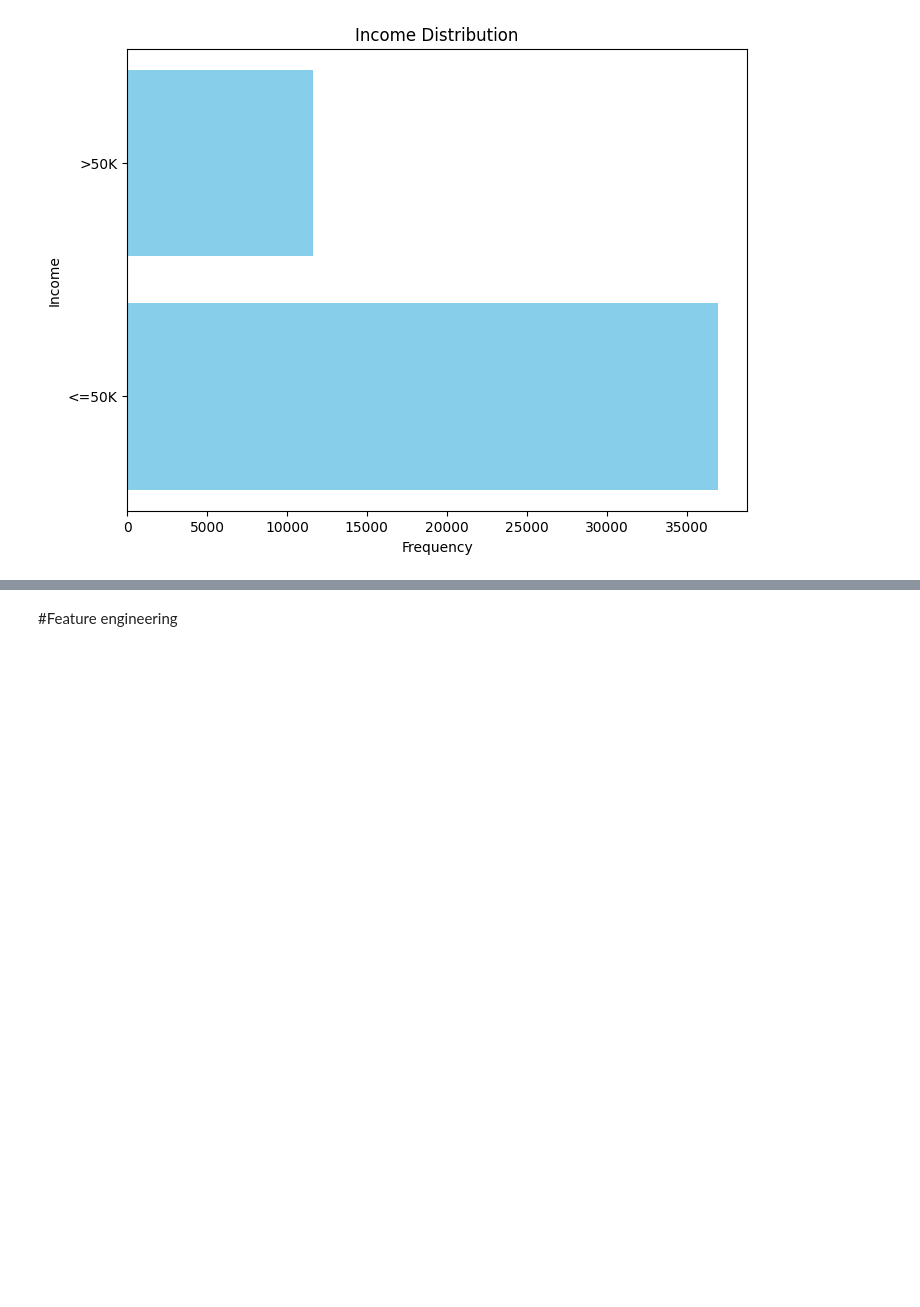
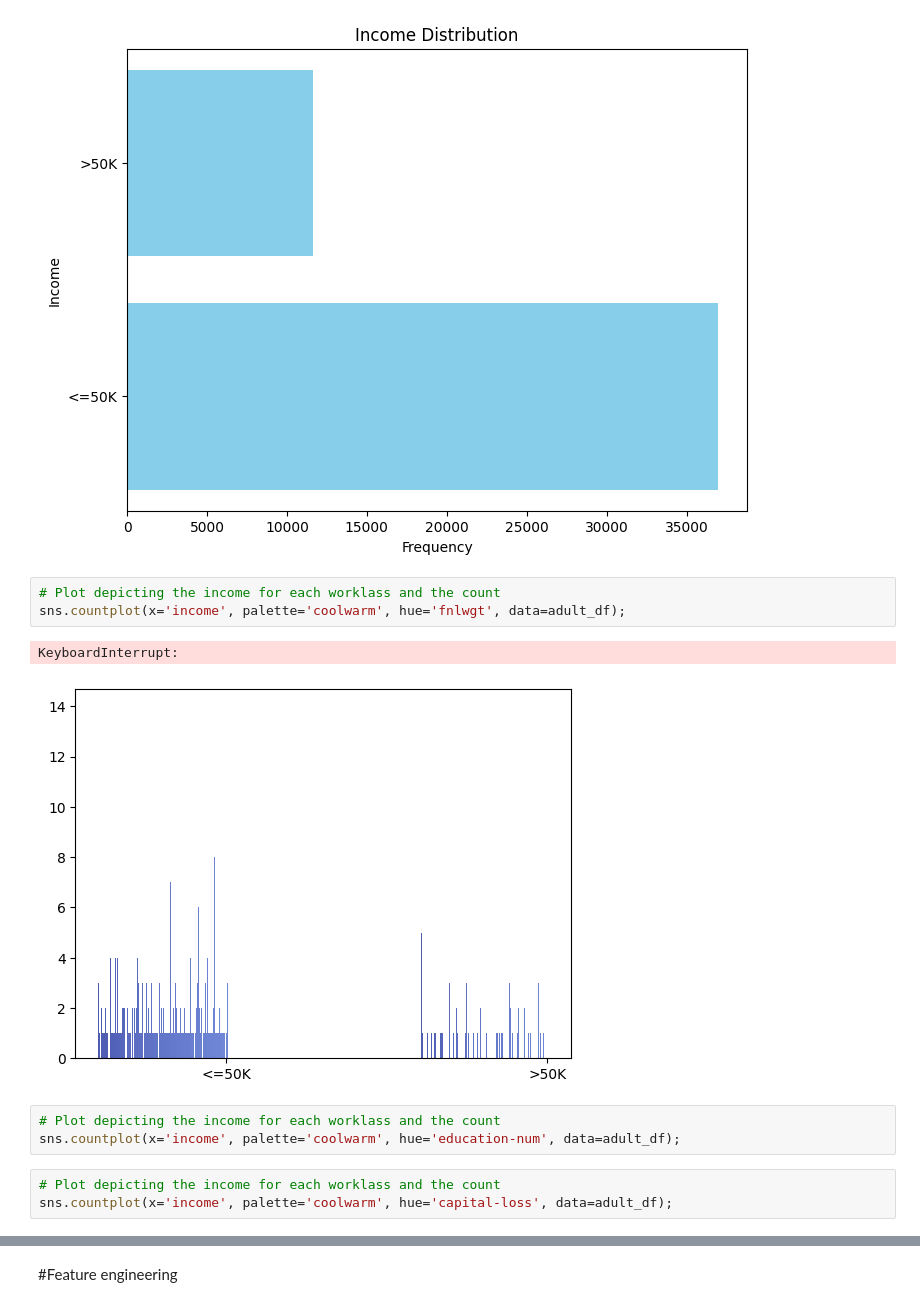
Before and after one commit to MohHaroon/Adult-Census-Income-Classification, a Jupyter notebook: Adult dataset Classification.ipynb, the cells around one changed output, grey strips where cells are left out. Saved outputs shown, nothing was run; the diff lists cells and outputs as text; blank space fills up the shorter version.

Commit message:
Added some plots

```diff
--- a/Adult dataset Classification.ipynb
+++ b/Adult dataset Classification.ipynb
@@ -351,6 +351,18 @@ plt.title('Income Distribution')
 plt.show()
 # %% [output]
 [figure]
+# %%
+# Plot depicting the income for each worklass and the count
+sns.countplot(x='income', palette='coolwarm', hue='fnlwgt', data=adult_df);
+# %% [output]
+KeyboardInterrupt:
+[figure, added]
+# %%
+# Plot depicting the income for each worklass and the count
+sns.countplot(x='income', palette='coolwarm', hue='education-num', data=adult_df);
+# %%
+# Plot depicting the income for each worklass and the count
+sns.countplot(x='income', palette='coolwarm', hue='capital-loss', data=adult_df);
 # %%
 # Plot depicting the income for each worklass and the count
 sns.countplot(x='income', palette='coolwarm', hue='workclass', data=adult_df);
```
Also changed, not shown: parts of 31 cells of this notebook.
